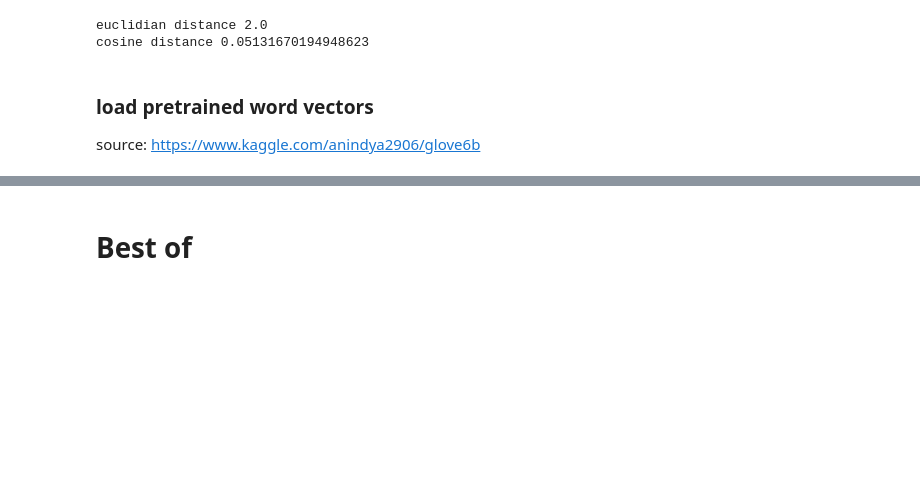
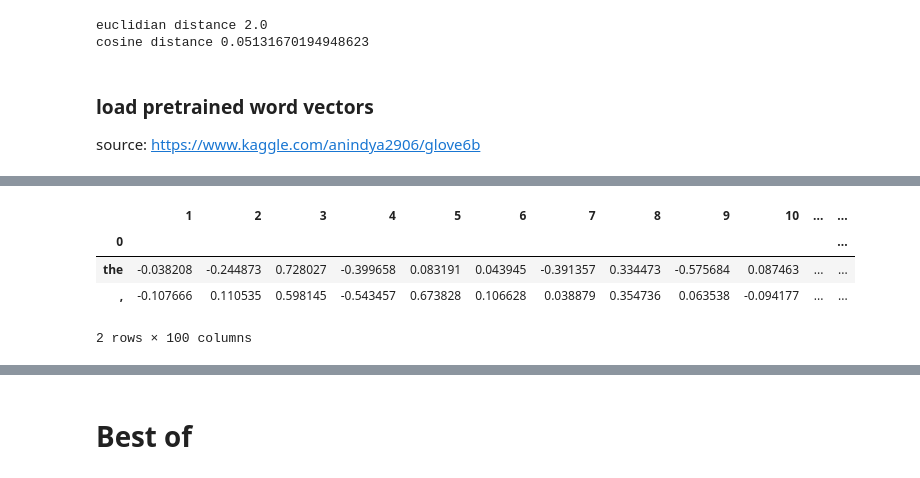
Before and after one commit to mrs-curi0sity/nlp_scripts, a Jupyter notebook: notebooks/word_embeddings.ipynb, the cells around one changed output, grey strips where cells are left out. Saved outputs shown, nothing was run; the diff lists cells and outputs as text; code cells hidden in the pictures; blank space fills up the shorter version.

```diff
--- a/notebooks/word_embeddings.ipynb
+++ b/notebooks/word_embeddings.ipynb
@@ -92,3 +77,11 @@ KeyboardInterrupt:
+# %%
+glove_embedding_en.embedding.head(2)
+# %% [output]
+|  | 1 | 2 | 3 | 4 | 5 | 6 | 7 | 8 | 9 | 10 | ... | ... |
+| 0 |  |  |  |  |  |  |  |  |  |  |  | ... |
+| the | -0.038208 | -0.244873 | 0.728027 | -0.399658 | 0.083191 | 0.043945 | -0.391357 | 0.334473 | -0.575684 | 0.087463 | ... | ... |
+| , | -0.107666 | 0.110535 | 0.598145 | -0.543457 | 0.673828 | 0.106628 | 0.038879 | 0.354736 | 0.063538 | -0.094177 | ... | ... |
+2 rows × 100 columns
 # %%
 # working but incredible slow:
 # lokal: ca 10 sec for 400k
```
Also changed, not shown: parts of 48 cells of this notebook, 2 other files.
